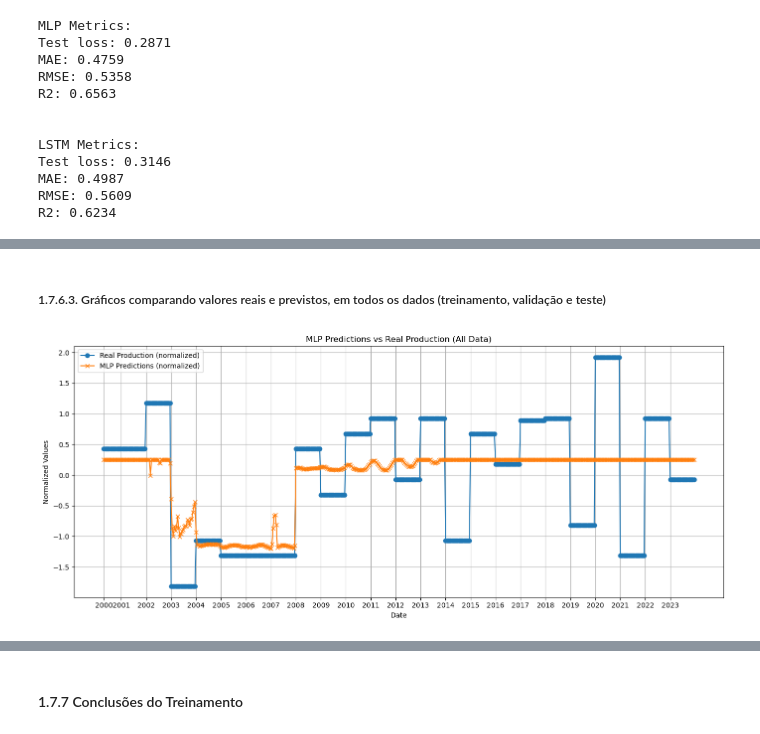
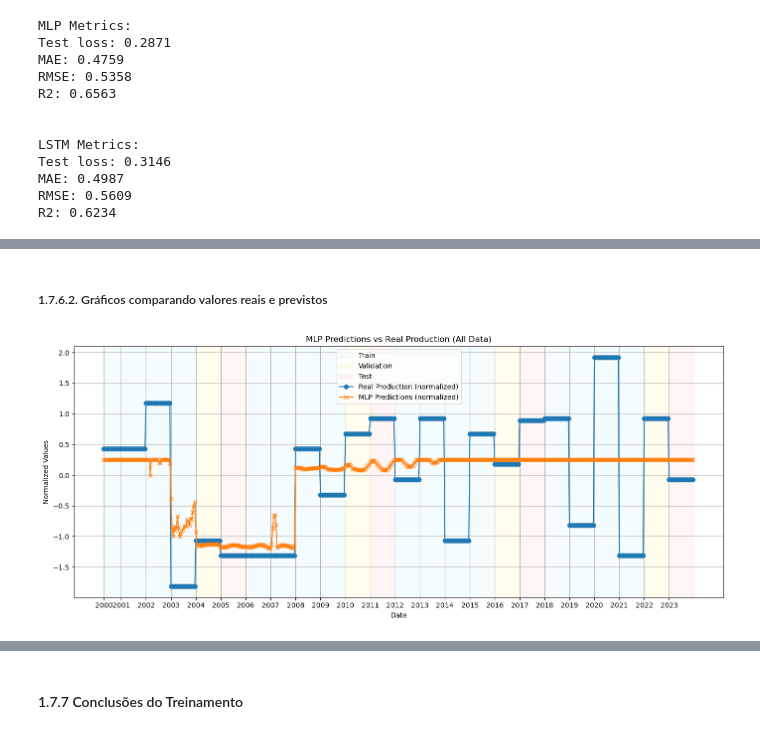
Before and after one commit to luisfuturist/ec-ingredion-3, a Jupyter notebook: notebooks/ml.ipynb, the cells around one changed output, grey strips where cells are left out. Cells and saved outputs as stored; diff of their text form; code cells hidden in the pictures.

Commit message:
feats: improved plottings of models
Co-authored-by: Luis Emidio <luisfuturist@users.noreply.github.com>

```diff
--- a/notebooks/ml.ipynb
+++ b/notebooks/ml.ipynb
@@ -1138,5 +1051,5 @@ plt.show()
 # %% [markdown]
-##### 1.7.6.3. Gráficos comparando valores reais e previstos, em todos os dados (treinamento, validação e teste)
+##### 1.7.6.2. Gráficos comparando valores reais e previstos
 # %%
 # Combine all years from train, validation, and test
 all_years = list(years_train) + years_validation + years_test
@@ -1164,35 +1077,70 @@ with torch.no_grad():
         ndvi, prod = ndvi.to(device), prod.to(device)
         pred = mlp_network(ndvi)
         all_preds.append(pred.cpu().numpy())
         real_prods.append(prod.cpu().numpy())
         # Get the date of the last observation in each window
         batch_start = i * all_loader.batch_size
         batch_end = batch_start + ndvi.shape[0]
         for j in range(batch_start, batch_end):
             window, year = all_dataset.samples[j]
             last_date = window.iloc[-1]["Data"]
             dates.append(last_date)
             # For x-ticks: store the position of the first point of each year
             if len(years_for_ticks) == 0 or year != years_for_ticks[-1]:
                 years_for_ticks.append(year)
                 tick_positions.append(len(dates) - 1)
 
 # Flatten the predictions and real productions
 all_preds = np.concatenate(all_preds, axis=0).flatten()
 real_prods = np.concatenate(real_prods, axis=0).flatten()
 
+# Define year to split mapping
+split_map = {}
+for y in years_train:
+    split_map[y] = "train"
+for y in years_validation:
+    split_map[y] = "validation"
+for y in years_test:
+    split_map[y] = "test"
+
+# Define colors for each split
+split_colors = {"train": "#e0f7fa", "validation": "#fff9c4", "test": "#ffe0e0"}
+
 plt.figure(figsize=(14, 6))
-plt.plot(dates, real_prods, label="Real Production (normalized)", marker='o')
-plt.plot(dates, all_preds, label="MLP Predictions (normalized)", marker='x')
+
+# Add background color for each year
+for i, year in enumerate(years_for_ticks):
+    split = split_map.get(year, "train")
+    color = split_colors[split]
+    start = tick_positions[i]
+    end = tick_positions[i + 1] if i + 1 < len(tick_positions) else len(dates)
+    plt.axvspan(start, end, color=color, alpha=0.3, zorder=0)
+
+plt.plot(dates, real_prods, label="Real Production (normalized)", marker="o")
+plt.plot(dates, all_preds, label="MLP Predictions (normalized)", marker="x")
 plt.xlabel("Date")
 plt.ylabel("Normalized Values")
 plt.title("MLP Predictions vs Real Production (All Data)")
 plt.legend()
 plt.grid(True)
 plt.tight_layout()
 plt.xticks(tick_positions, [str(y) for y in years_for_ticks], rotation=0)
+
+# Create legend handles for background colors
+train_patch = mpatches.Patch(color=split_colors["train"], alpha=0.3, label="Train")
+val_patch = mpatches.Patch(
+    color=split_colors["validation"], alpha=0.3, label="Validation"
+)
+test_patch = mpatches.Patch(color=split_colors["test"], alpha=0.3, label="Test")
+
+# Add to legend
+plt.legend(
+    handles=[train_patch, val_patch, test_patch]
+    + plt.gca().get_legend_handles_labels()[0]
+)
+
 plt.show()
 # %% [output]
-[figure, old version]
+[figure, new version]
 # %%
 lstm_model.eval()
```
Also changed, not shown: parts of 8 cells of this notebook.
